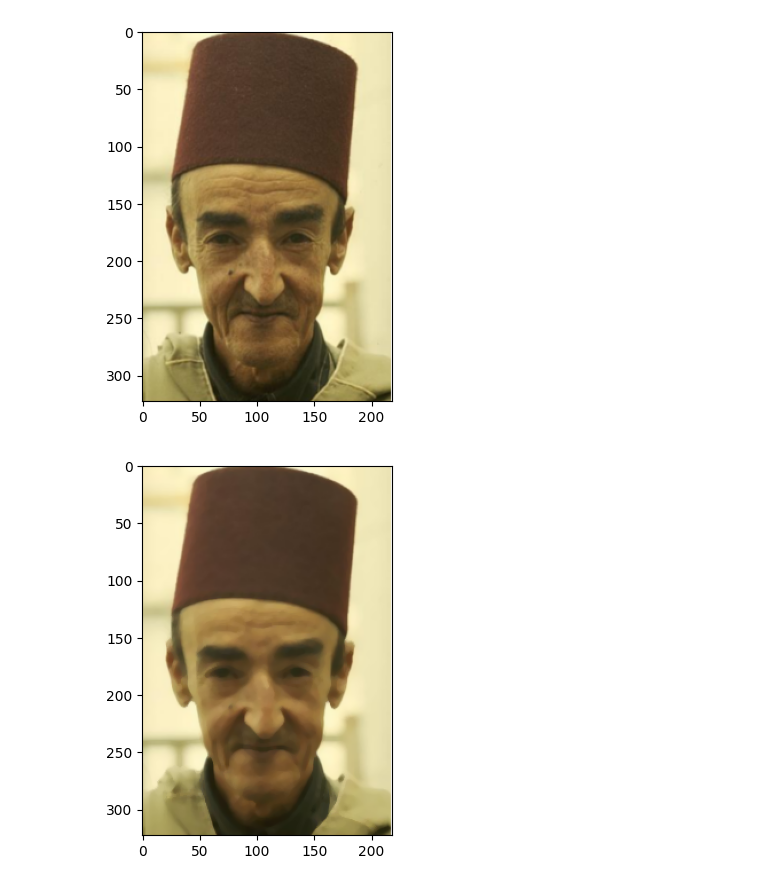
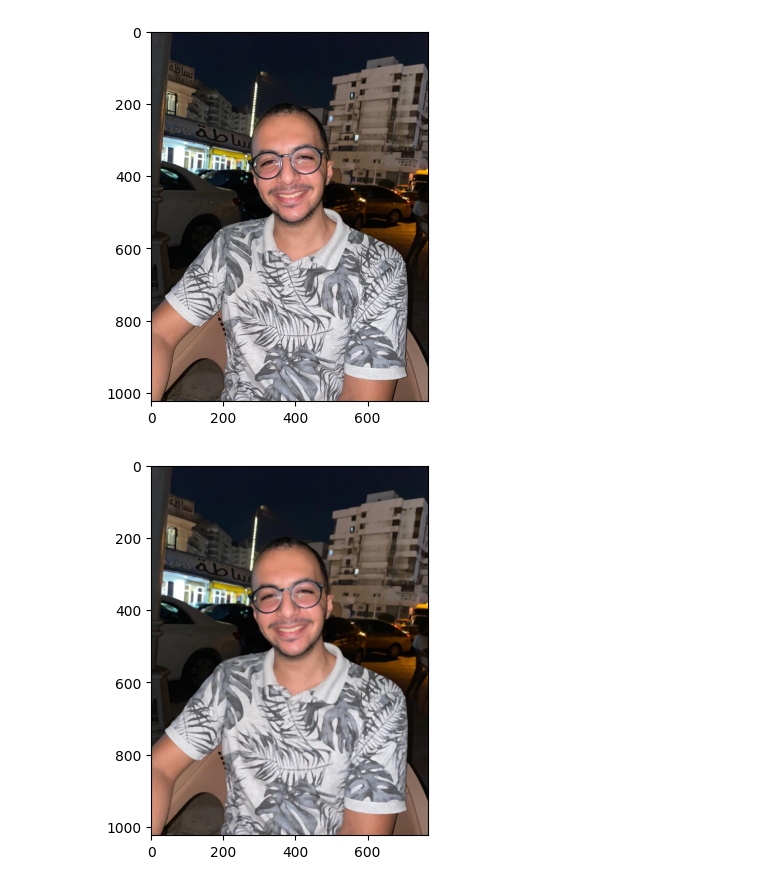
Before and after one commit to MohamedFarid612/Image-Processing-Filters-For-ImageCartoonifying-and-Road-Lane-Detection-Using-Hough-Transform, a Jupyter notebook: Cartoon.ipynb, the cells around one changed output. Cells and saved outputs as stored; diff of their text form; code cells hidden in the pictures.

```diff
--- a/Cartoon.ipynb
+++ b/Cartoon.ipynb
@@ -4,6 +4,8 @@ import matplotlib.pyplot as plt
 import numpy as np
 
 img = cv2.imread("C:\\Users\\Dell\\Desktop\\gg.png")
+img = cv2.imread("C:\\Users\\Dell\\Desktop\\buffa.jpg")
+
 img = cv2.cvtColor(img, cv2.COLOR_BGR2RGB)
 
 plt.imshow(img)
@@ -42,32 +44,32 @@ plt.show()
 
 
 
 
 thresh = 255 - white
 plt.imshow(thresh, cmap='gray')
 plt.show()
 
 size = 5
 repeat = 10
 color_strength = 10
 positional_strength =10
 plt.imshow(img)
 plt.show()
 for i in range(repeat):
     img = cv2.bilateralFilter(img, size, color_strength, positional_strength)
 
 plt.imshow(img)
 plt.show()
 
 
 
 black = np.zeros(img.shape, dtype=np.uint8)
 plt.imshow(black)
 plt.show()
 
 black[thresh == 255] = img[thresh == 255]
 plt.imshow(black)
 plt.show()
 # %% [output]
-[figure, old version]
+[figure, new version]
-[figure, old version]
+[figure, new version]
```
Also changed, not shown: parts of 1 cell of this notebook.
